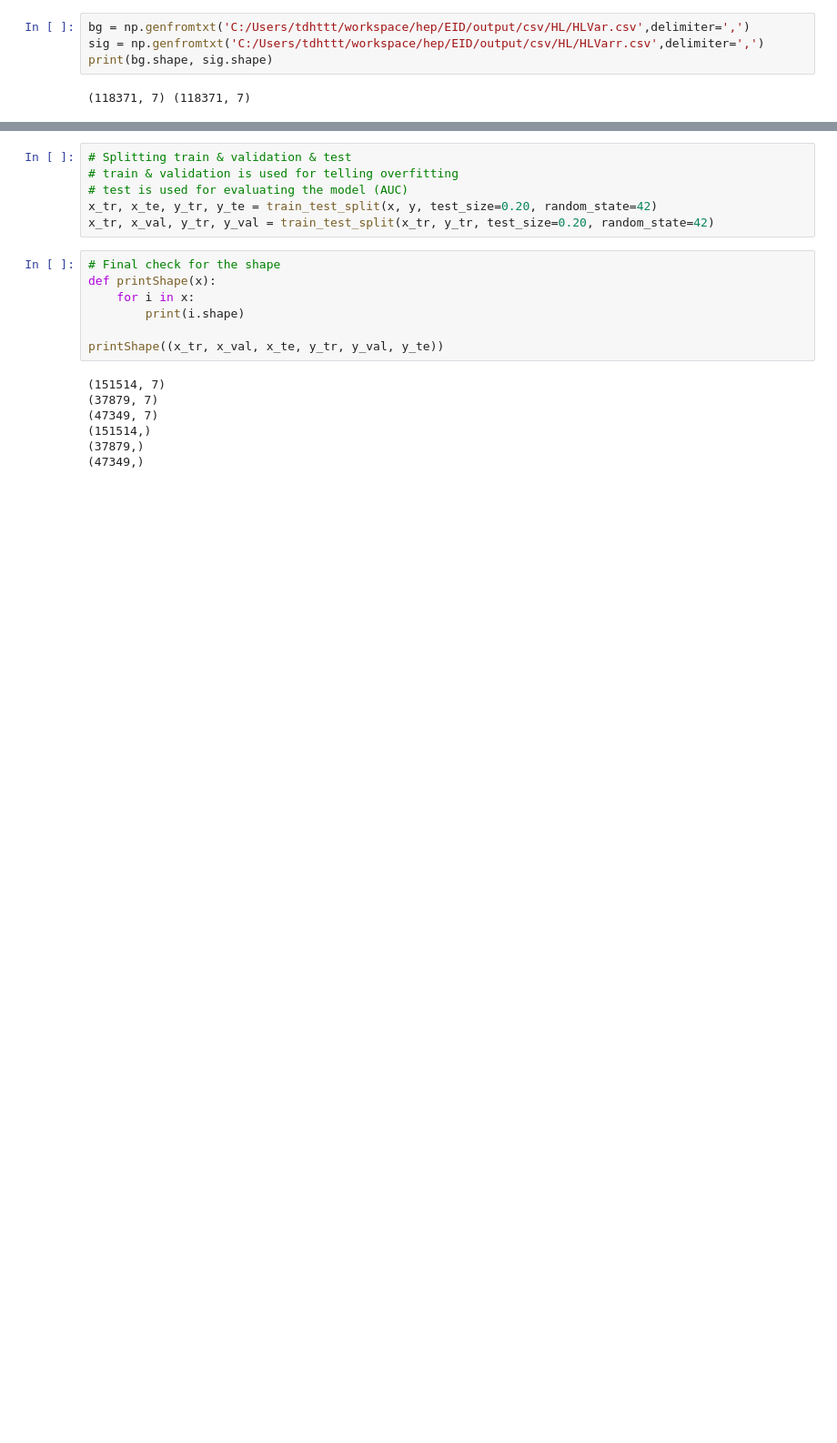
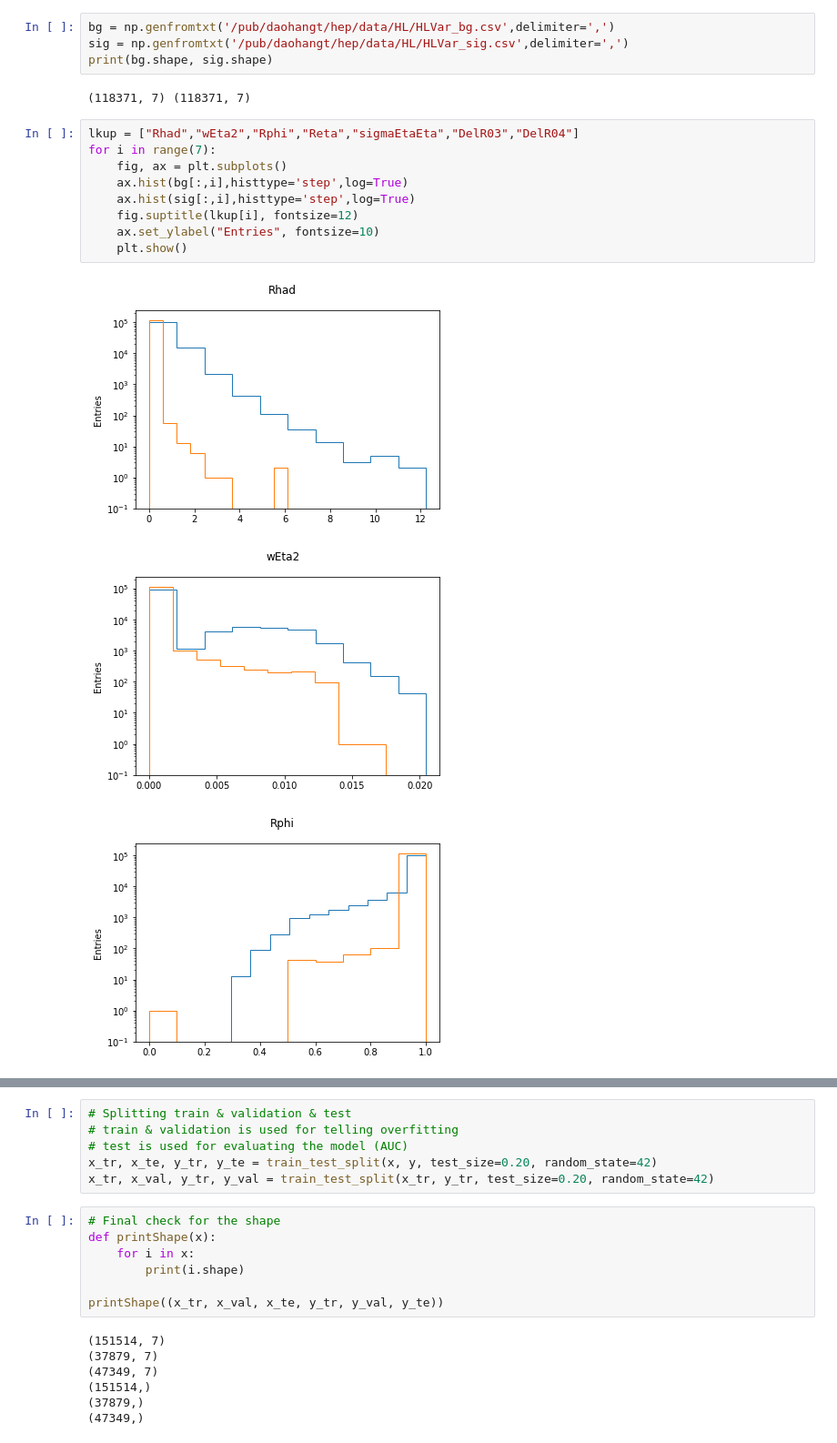
Before and after one commit to TDHTTTT/EID, a Jupyter notebook: train/base_hl.ipynb, the cells around one changed output, grey strips where cells are left out. Shown at 91% size. Cells and saved outputs as stored; diff of their text form; blank space fills up the shorter version.

```diff
--- a/train/base_hl.ipynb
+++ b/train/base_hl.ipynb
@@ -58,8 +62,21 @@ if GPU > 1:
     parallel_model.compile(loss=keras.losses.binary_crossentropy, optimizer=keras.optimizers.Adam())
     parallel_model.save_weights('parallel_hlbase.h5')
 # %%
-bg = np.genfromtxt('C:/Users/tdhttt/workspace/hep/EID/output/csv/HL/HLVar.csv',delimiter=',')
-sig = np.genfromtxt('C:/Users/tdhttt/workspace/hep/EID/output/csv/HL/HLVarr.csv',delimiter=',')
+bg = np.genfromtxt('/pub/daohangt/hep/data/HL/HLVar_bg.csv',delimiter=',')
+sig = np.genfromtxt('/pub/daohangt/hep/data/HL/HLVar_sig.csv',delimiter=',')
 print(bg.shape, sig.shape)
 # %% [output]
 (118371, 7) (118371, 7)
+# %%
+lkup = ["Rhad","wEta2","Rphi","Reta","sigmaEtaEta","DelR03","DelR04"]
+for i in range(7):
+    fig, ax = plt.subplots()
+    ax.hist(bg[:,i],histtype='step',log=True)
+    ax.hist(sig[:,i],histtype='step',log=True)
+    fig.suptitle(lkup[i], fontsize=12)
+    ax.set_ylabel("Entries", fontsize=10)
+    plt.show()
+# %% [output]
+[figure, added]
+[figure, added]
+[figure, added]
```
Also changed, not shown: parts of 4 cells of this notebook.
